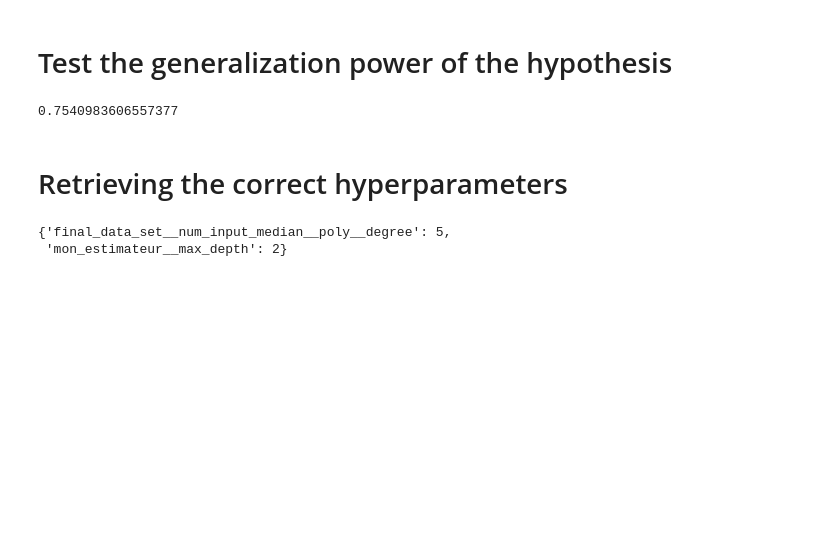
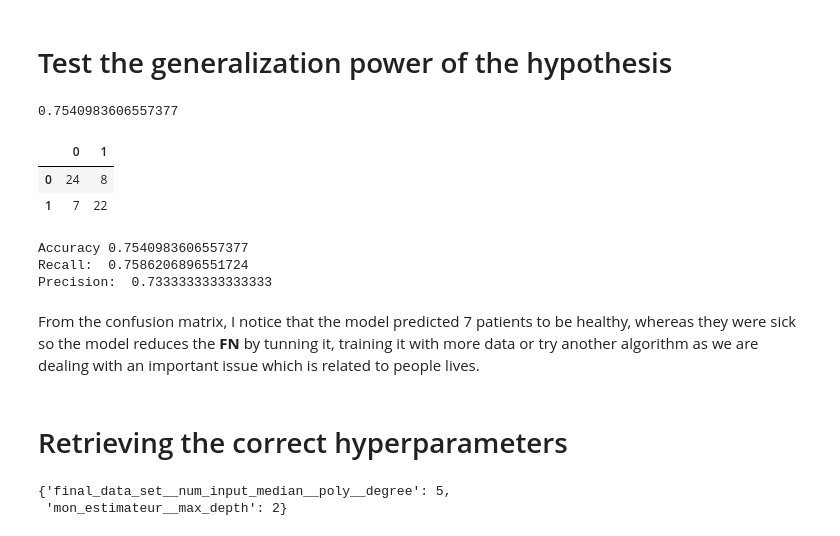
Before and after one commit to a-shlash/ml_challenge, a Jupyter notebook: predict_heart_disease.ipynb, the cells around one changed output. Cells and saved outputs as stored; diff of their text form; code cells hidden in the pictures; blank space fills up the shorter version.

```diff
--- a/predict_heart_disease.ipynb
+++ b/predict_heart_disease.ipynb
@@ -481,6 +523,23 @@ preds = grid.best_estimator_.predict(X_test)
 np.mean(preds == y_test)
 # %% [output]
 0.7540983606557377
+# %%
+conf_mat_df = pd.DataFrame(confusion_matrix(y_test, preds))
+conf_mat_df
+# %% [output]
+|  | 0 | 1 |
+| 0 | 24 | 8 |
+| 1 | 7 | 22 |
+# %%
+print("Accuracy", accuracy_score(y_test, preds))
+print("Recall: ", recall_score(y_test, preds))
+print("Precision: ", precision_score(y_test, preds))
+# %% [output]
+Accuracy 0.7540983606557377
+Recall:  0.7586206896551724
+Precision:  0.7333333333333333
+# %% [markdown]
+From the confusion matrix, I notice that the model predicted 7 patients to be healthy, whereas they were sick so the model reduces the **FN**  by tunning it, training it with more data or try another algorithm as we are dealing with an important issue which is related to people lives.
 # %% [markdown]
 # Retrieving the correct hyperparameters
 # %%
```
Also changed, not shown: parts of 22 cells of this notebook, 5 other files.
